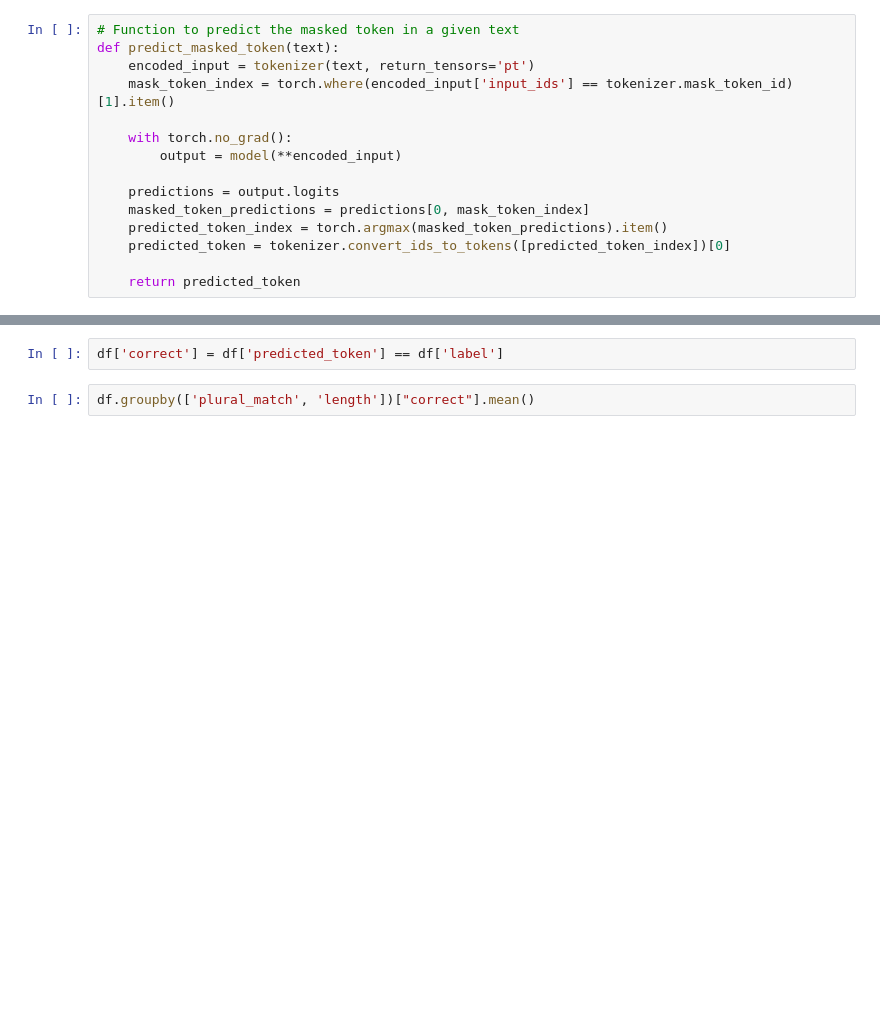
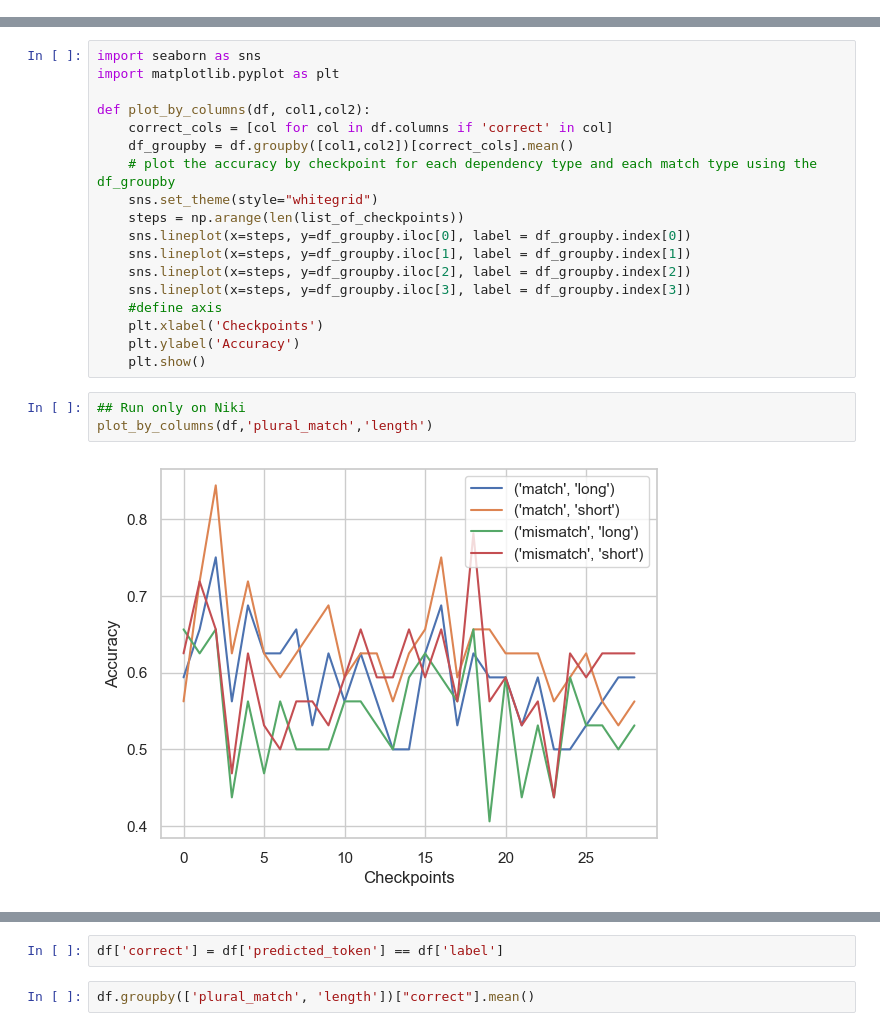
Before and after one commit to yaaras/CognitiveSkills, a Jupyter notebook: eval_multibert.ipynb, the cells around one changed output, grey strips where cells are left out. Saved outputs shown, nothing was run; the diff lists cells and outputs as text; blank space fills up the shorter version.

```diff
--- a/eval_multibert.ipynb
+++ b/eval_multibert.ipynb
@@ -67,15 +47,0 @@ tensor([0.7780])
-# %%
-# Function to predict the masked token in a given text
-def predict_masked_token(text):
-    encoded_input = tokenizer(text, return_tensors='pt')
-    mask_token_index = torch.where(encoded_input['input_ids'] == tokenizer.mask_token_id)[1].item()
-
-    with torch.no_grad():
-        output = model(**encoded_input)
-
-    predictions = output.logits
-    masked_token_predictions = predictions[0, mask_token_index]
-    predicted_token_index = torch.argmax(masked_token_predictions).item()
-    predicted_token = tokenizer.convert_ids_to_tokens([predicted_token_index])[0]
-
-    return predicted_token
@@ -108,0 +157,23 @@ df
+# %%
+import seaborn as sns
+import matplotlib.pyplot as plt
+
+def plot_by_columns(df, col1,col2):
+    correct_cols = [col for col in df.columns if 'correct' in col]
+    df_groupby = df.groupby([col1,col2])[correct_cols].mean()
+    # plot the accuracy by checkpoint for each dependency type and each match type using the df_groupby
+    sns.set_theme(style="whitegrid")
+    steps = np.arange(len(list_of_checkpoints))
+    sns.lineplot(x=steps, y=df_groupby.iloc[0], label = df_groupby.index[0])
+    sns.lineplot(x=steps, y=df_groupby.iloc[1], label = df_groupby.index[1])
+    sns.lineplot(x=steps, y=df_groupby.iloc[2], label = df_groupby.index[2])
+    sns.lineplot(x=steps, y=df_groupby.iloc[3], label = df_groupby.index[3])
+    #define axis
+    plt.xlabel('Checkpoints')
+    plt.ylabel('Accuracy')
+    plt.show()
+# %%
+## Run only on Niki
+plot_by_columns(df,'plural_match','length')
+# %% [output]
+[figure, added]
```
Also changed, not shown: parts of 31 cells of this notebook, 4 other files.
